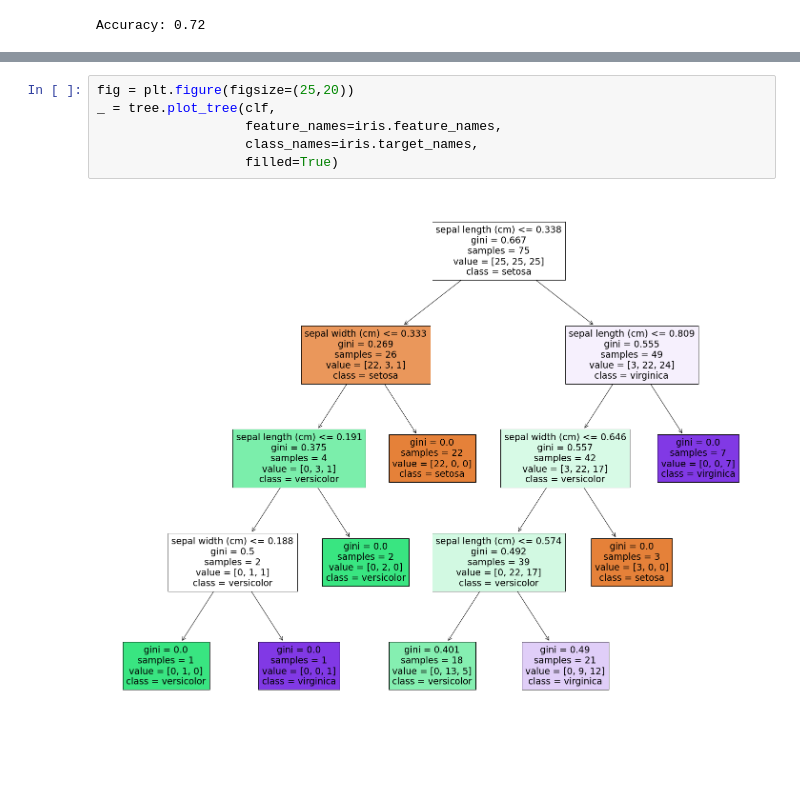
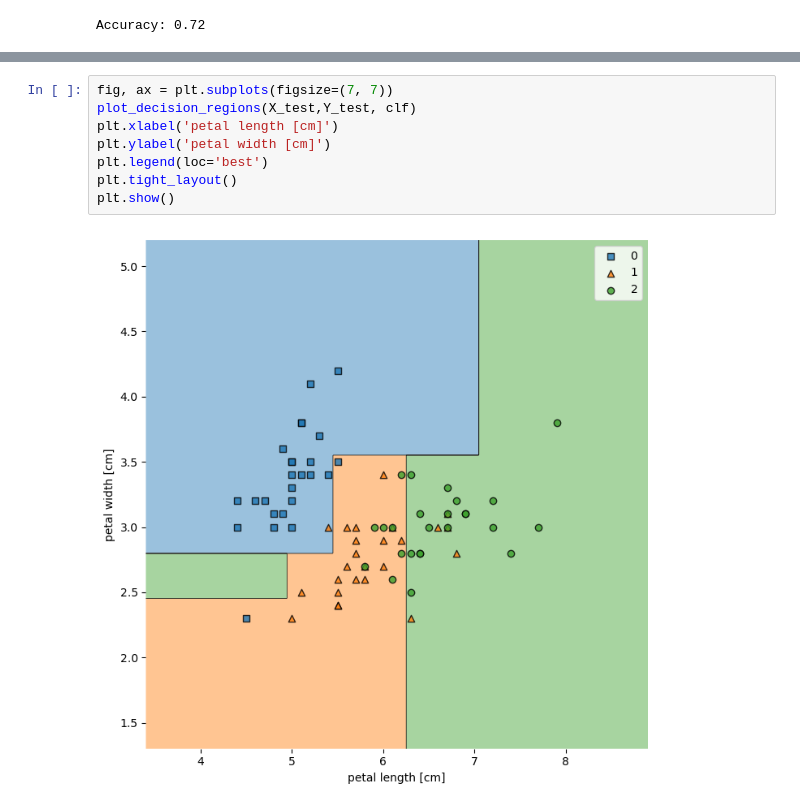
Before and after one commit to kotsos2000/kotsos2000, a Jupyter notebook: Untitled.ipynb, the cells around one changed output, grey strips where cells are left out. Cells and saved outputs as stored; diff of their text form; blank space fills up the shorter version.

```diff
--- a/Untitled.ipynb
+++ b/Untitled.ipynb
@@ -133,8 +109,10 @@ print(text_representation)
-# %%
-fig = plt.figure(figsize=(25,20))
-_ = tree.plot_tree(clf,
-                   feature_names=iris.feature_names,
-                   class_names=iris.target_names,
-                   filled=True)
-# %% [output]
-[figure, removed]
+# %%
+fig, ax = plt.subplots(figsize=(7, 7))
+plot_decision_regions(X_test,Y_test, clf)
+plt.xlabel('petal length [cm]')
+plt.ylabel('petal width [cm]')
+plt.legend(loc='best')
+plt.tight_layout()
+plt.show()
+# %% [output]
+[figure, added]
```
Also changed, not shown: parts of 10 cells of this notebook.
